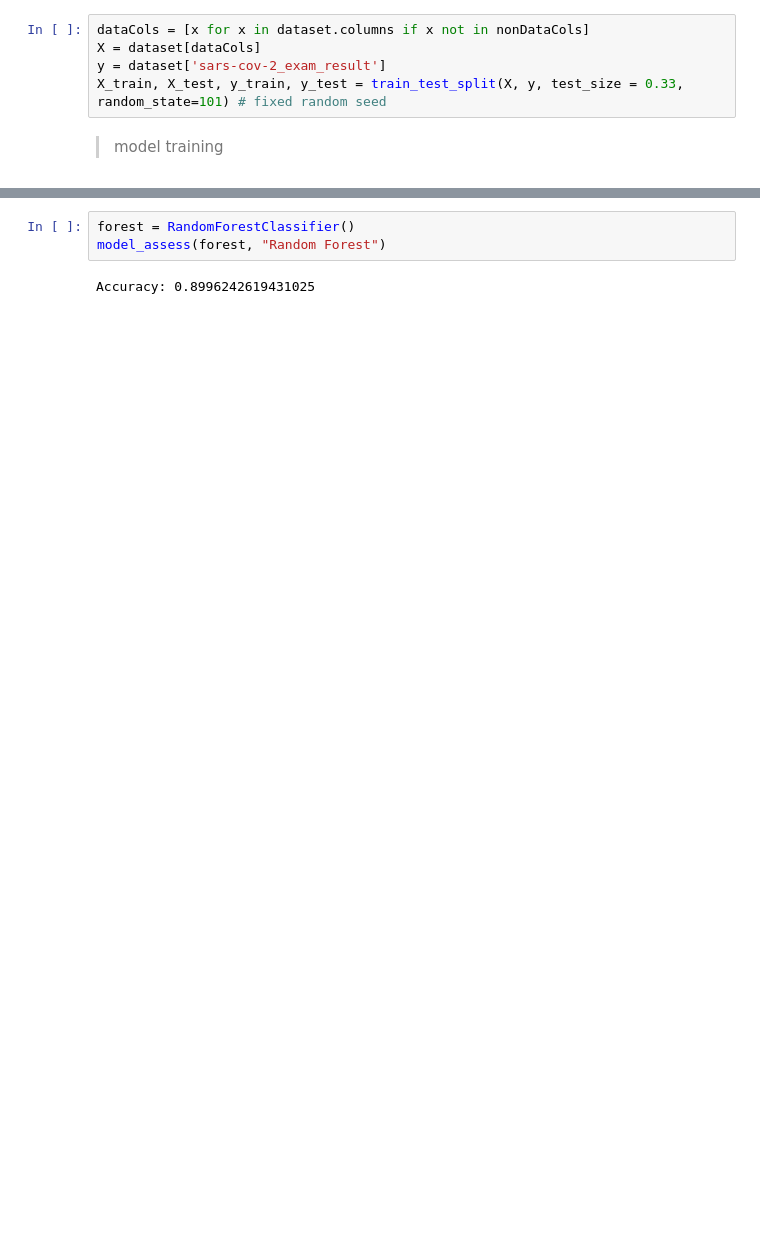
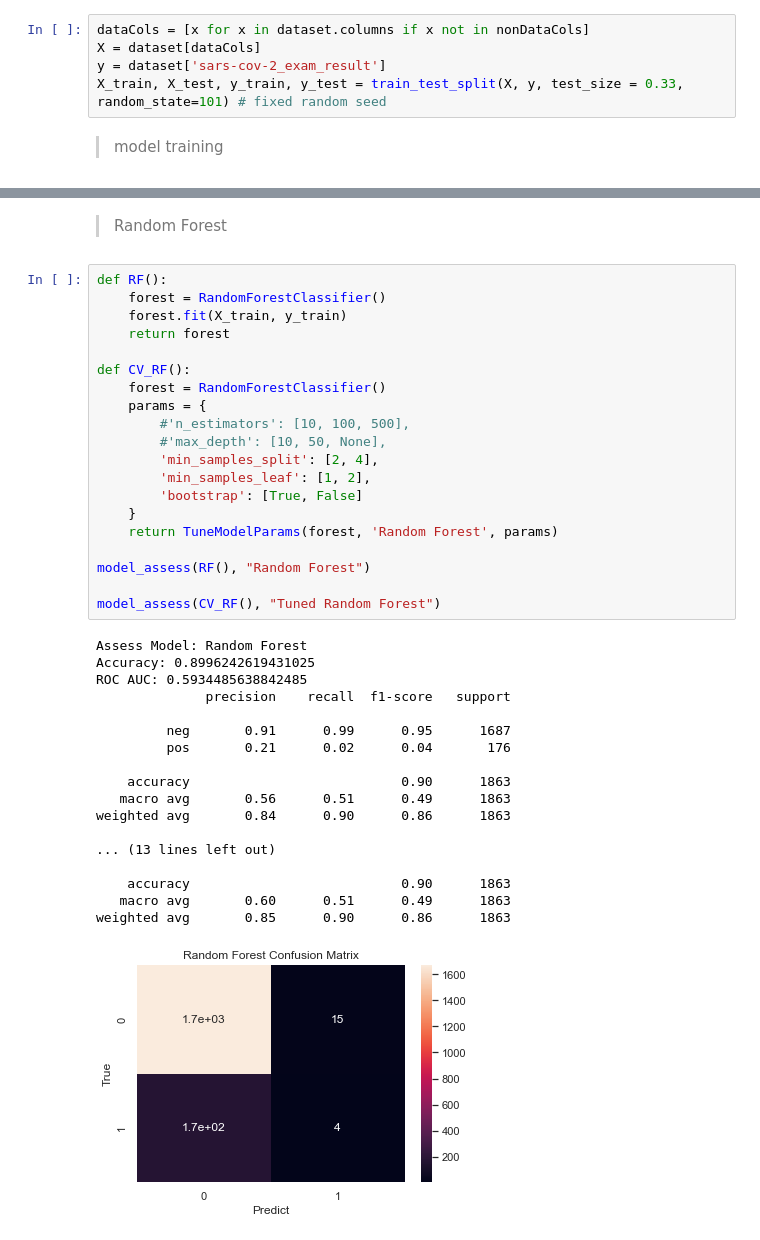
Before and after one commit to krzhck/classification_AI, a Jupyter notebook: classification.ipynb, the cells around one changed output, grey strips where cells are left out. Saved outputs shown, nothing was run; the diff lists cells and outputs as text; blank space fills up the shorter version.

```diff
--- a/classification.ipynb
+++ b/classification.ipynb
@@ -153,5 +188,41 @@ def model_assess(model, name='Default'):
+# %% [markdown]
+> Random Forest
 # %%
-forest = RandomForestClassifier()
-model_assess(forest, "Random Forest")
+def RF():
+    forest = RandomForestClassifier()
+    forest.fit(X_train, y_train)
+    return forest
+
+def CV_RF():
+    forest = RandomForestClassifier()
+    params = {
+        #'n_estimators': [10, 100, 500],
+        #'max_depth': [10, 50, None],
+        'min_samples_split': [2, 4],
+        'min_samples_leaf': [1, 2],
+        'bootstrap': [True, False]
+    }
+    return TuneModelParams(forest, 'Random Forest', params)
+
+model_assess(RF(), "Random Forest")
+
+model_assess(CV_RF(), "Tuned Random Forest")
 # %% [output]
+Assess Model: Random Forest
 Accuracy: 0.8996242619431025
+ROC AUC: 0.5934485638842485
+              precision    recall  f1-score   support
+
+         neg       0.91      0.99      0.95      1687
+         pos       0.21      0.02      0.04       176
+
+    accuracy                           0.90      1863
+   macro avg       0.56      0.51      0.49      1863
+weighted avg       0.84      0.90      0.86      1863
+
+... (13 lines left out)
+
+    accuracy                           0.90      1863
+   macro avg       0.60      0.51      0.49      1863
+weighted avg       0.85      0.90      0.86      1863
+[figure, added]
```
Also changed, not shown: parts of 16 cells of this notebook, 1 other file.
